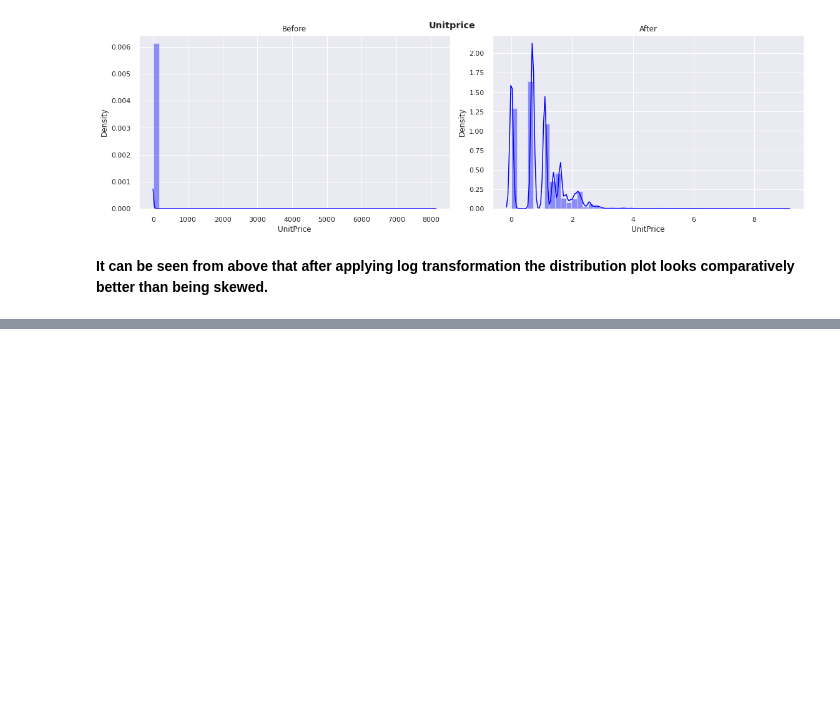
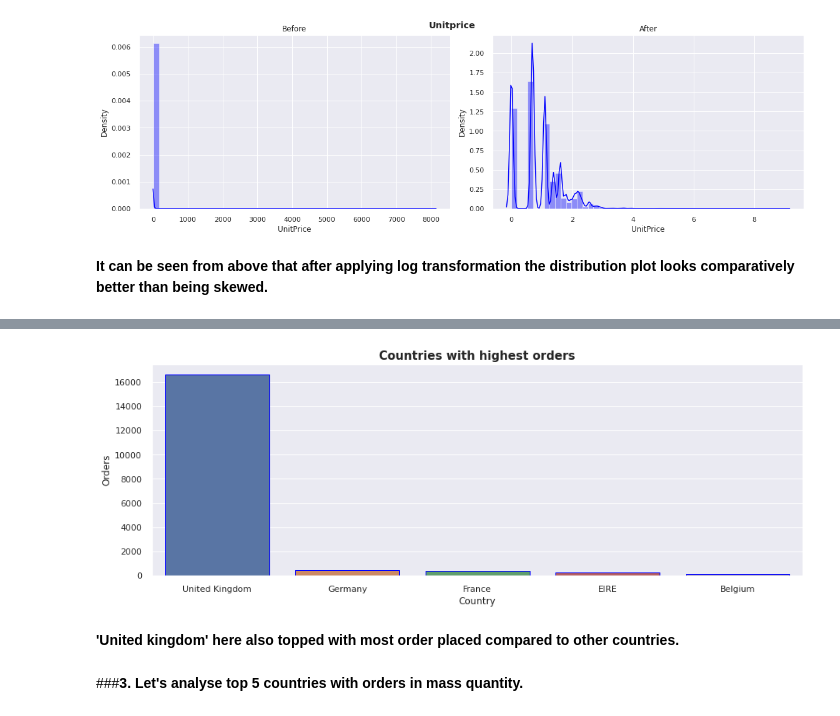
Before and after one commit to Kousikdutta1/Online-Retail-Customer-Segmentation, a Jupyter notebook: Kousik_Dutta_Online_Retail_Customer_Segmentation_Capstone_Project.ipynb, the cells around one changed output, grey strips where cells are left out. Saved outputs shown, nothing was run; the diff lists cells and outputs as text; code cells hidden in the pictures; blank space fills up the shorter version.

```diff
--- a/Kousik_Dutta_Online_Retail_Customer_Segmentation_Capstone_Project.ipynb
+++ b/Kousik_Dutta_Online_Retail_Customer_Segmentation_Capstone_Project.ipynb
@@ -575,0 +608,6 @@ for column in dis_col :
+# %%
+# First let's see the dataframe of top 5 Countries with most orders placed
+
+country_ord = cust_df.groupby('Country')['InvoiceNo'].nunique().reset_index().sort_values('InvoiceNo', ascending = False)
+country_ord.rename(columns = {'InvoiceNo' : 'Orders'}, inplace = True)
+country_ord.head()
@@ -575,0 +621,13 @@ for column in dis_col :
+# %%
+# Let's plot a bar plot to visualize the top 5 countries with most orders placed
+
+plt.figure(figsize = (15,5))
+sns.barplot(x = 'Country', y = 'Orders', data = country_ord.head(5), edgecolor = 'blue')
+plt.title ('Countries with highest orders' , weight = 'bold', fontsize = 15)
+plt.show();
+# %% [output]
+[figure, added]
+# %% [markdown]
+**'United kingdom' here also topped with most order placed compared to other countries.**
+# %% [markdown]
+###**3. Let's analyse top 5 countries with orders in mass quantity.**
```
Also changed, not shown: parts of 23 cells of this notebook.
